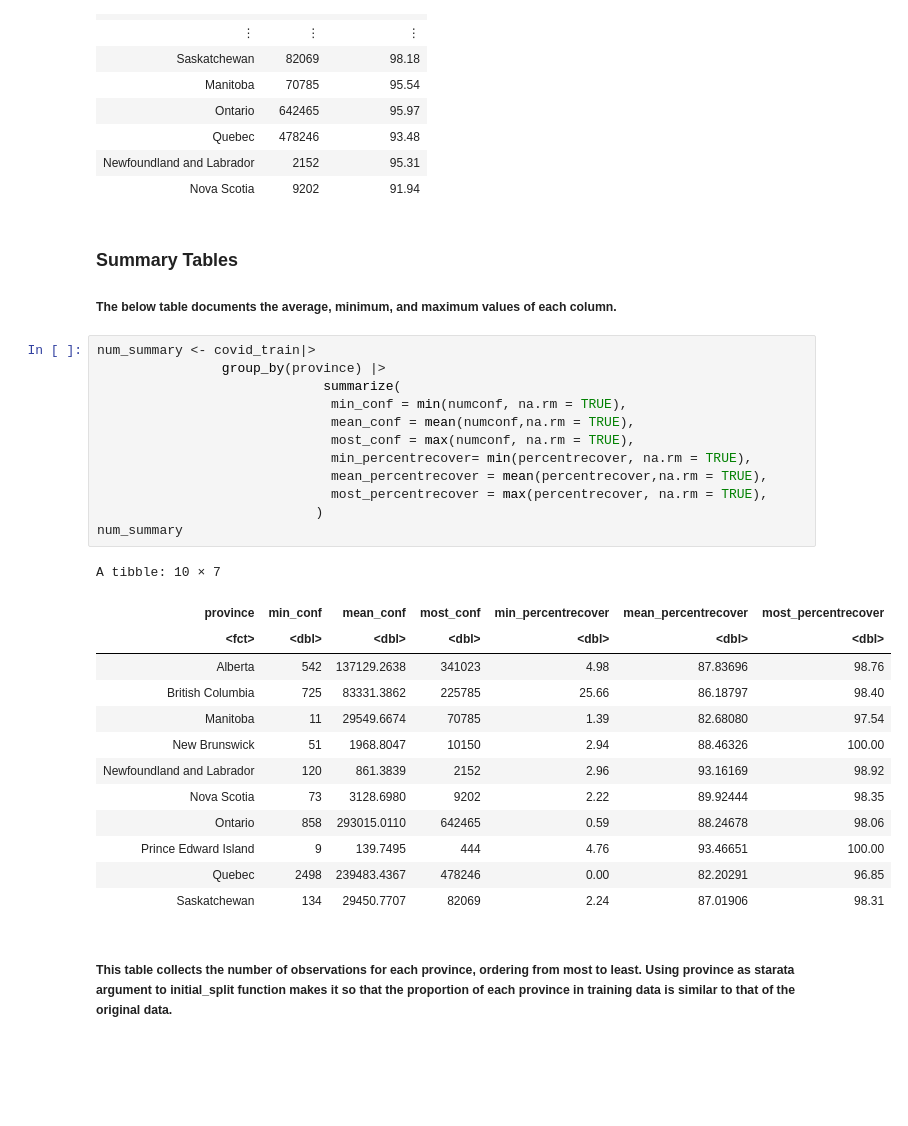
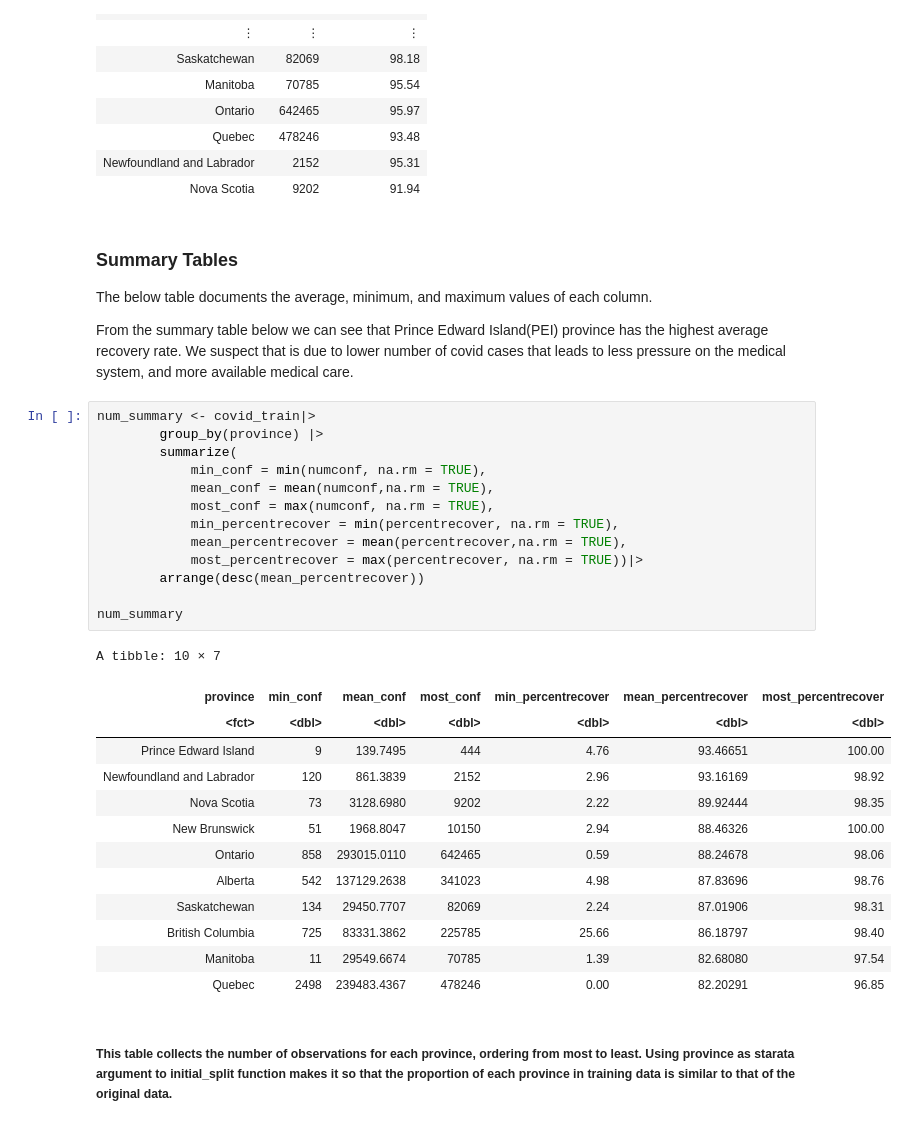
Before and after one commit to mikcblue7/dsci-100-project-group2, a Jupyter notebook: Group-2-Proposal.ipynb, the cells around one changed output. Cells and saved outputs as stored; diff of their text form; blank space fills up the shorter version.

```diff
--- a/Group-2-Proposal.ipynb
+++ b/Group-2-Proposal.ipynb
@@ -165,33 +164,36 @@ A grouped_df: 4650 × 3
 # %% [markdown]
 ### Summary Tables
 
-##### The below table documents the average, minimum, and maximum values of each column.
+The below table documents the average, minimum, and maximum values of each column.
+
+From the summary table below we can see that Prince Edward Island(PEI) province has the highest average recovery rate. We suspect that is due to lower number of covid cases that leads to less pressure on the medical system, and more available medical care.
 # %%
 num_summary <- covid_train|>
-                group_by(province) |>
-                             summarize(
-                              min_conf = min(numconf, na.rm = TRUE),
-                              mean_conf = mean(numconf,na.rm = TRUE),
-                              most_conf = max(numconf, na.rm = TRUE),
-                              min_percentrecover= min(percentrecover, na.rm = TRUE),
-                              mean_percentrecover = mean(percentrecover,na.rm = TRUE),
-                              most_percentrecover = max(percentrecover, na.rm = TRUE),
-                            )
+        group_by(province) |>
+        summarize(
+            min_conf = min(numconf, na.rm = TRUE),
+            mean_conf = mean(numconf,na.rm = TRUE),
+            most_conf = max(numconf, na.rm = TRUE),
+            min_percentrecover = min(percentrecover, na.rm = TRUE),
+            mean_percentrecover = mean(percentrecover,na.rm = TRUE),
+            most_percentrecover = max(percentrecover, na.rm = TRUE))|>
+        arrange(desc(mean_percentrecover))
+
 num_summary
 # %% [output]
 A tibble: 10 × 7
 | province | min_conf | mean_conf | most_conf | min_percentrecover | mean_percentrecover | most_percentrecover |
 | <fct> | <dbl> | <dbl> | <dbl> | <dbl> | <dbl> | <dbl> |
+| Prince Edward Island | 9 | 139.7495 | 444 | 4.76 | 93.46651 | 100.00 |
+| Newfoundland and Labrador | 120 | 861.3839 | 2152 | 2.96 | 93.16169 | 98.92 |
+| Nova Scotia | 73 | 3128.6980 | 9202 | 2.22 | 89.92444 | 98.35 |
+| New Brunswick | 51 | 1968.8047 | 10150 | 2.94 | 88.46326 | 100.00 |
+| Ontario | 858 | 293015.0110 | 642465 | 0.59 | 88.24678 | 98.06 |
 | Alberta | 542 | 137129.2638 | 341023 | 4.98 | 87.83696 | 98.76 |
+| Saskatchewan | 134 | 29450.7707 | 82069 | 2.24 | 87.01906 | 98.31 |
 | British Columbia | 725 | 83331.3862 | 225785 | 25.66 | 86.18797 | 98.40 |
 | Manitoba | 11 | 29549.6674 | 70785 | 1.39 | 82.68080 | 97.54 |
-| New Brunswick | 51 | 1968.8047 | 10150 | 2.94 | 88.46326 | 100.00 |
-| Newfoundland and Labrador | 120 | 861.3839 | 2152 | 2.96 | 93.16169 | 98.92 |
-| Nova Scotia | 73 | 3128.6980 | 9202 | 2.22 | 89.92444 | 98.35 |
-| Ontario | 858 | 293015.0110 | 642465 | 0.59 | 88.24678 | 98.06 |
-| Prince Edward Island | 9 | 139.7495 | 444 | 4.76 | 93.46651 | 100.00 |
 | Quebec | 2498 | 239483.4367 | 478246 | 0.00 | 82.20291 | 96.85 |
-| Saskatchewan | 134 | 29450.7707 | 82069 | 2.24 | 87.01906 | 98.31 |
 # %% [markdown]
 ##### This table collects the number of observations for each province, ordering from most to least. Using province as starata argument to initial_split function makes it so that the proportion of each province in training data is similar to that of the original data.
 # %%
```
Also changed, not shown: parts of 8 cells of this notebook.
